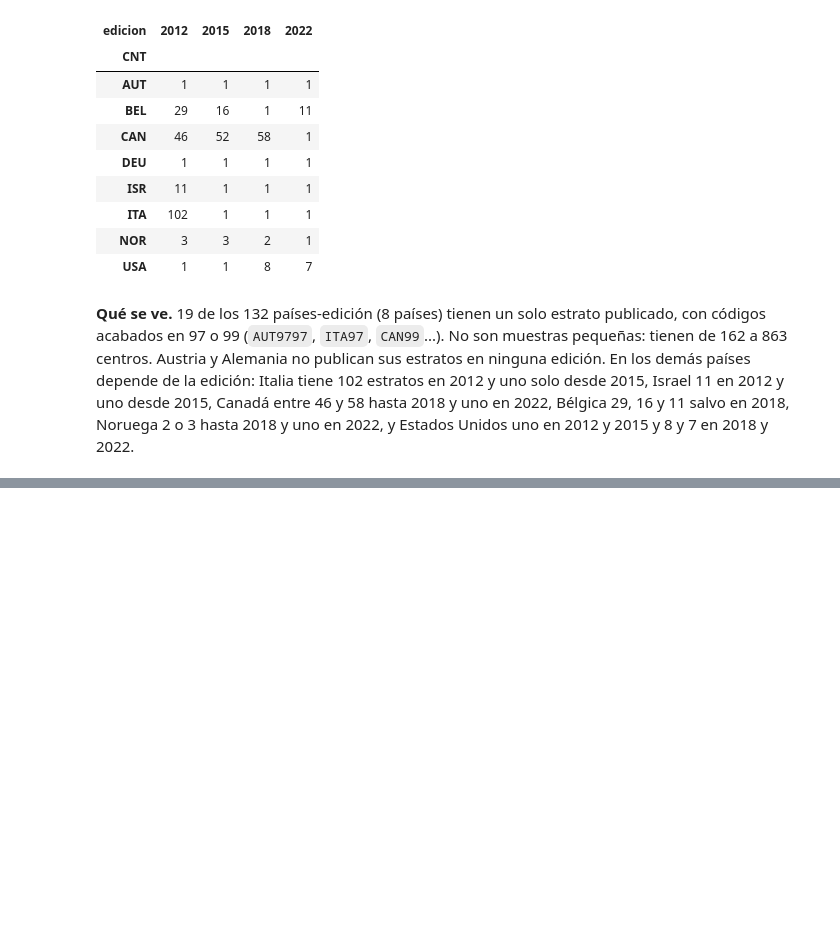
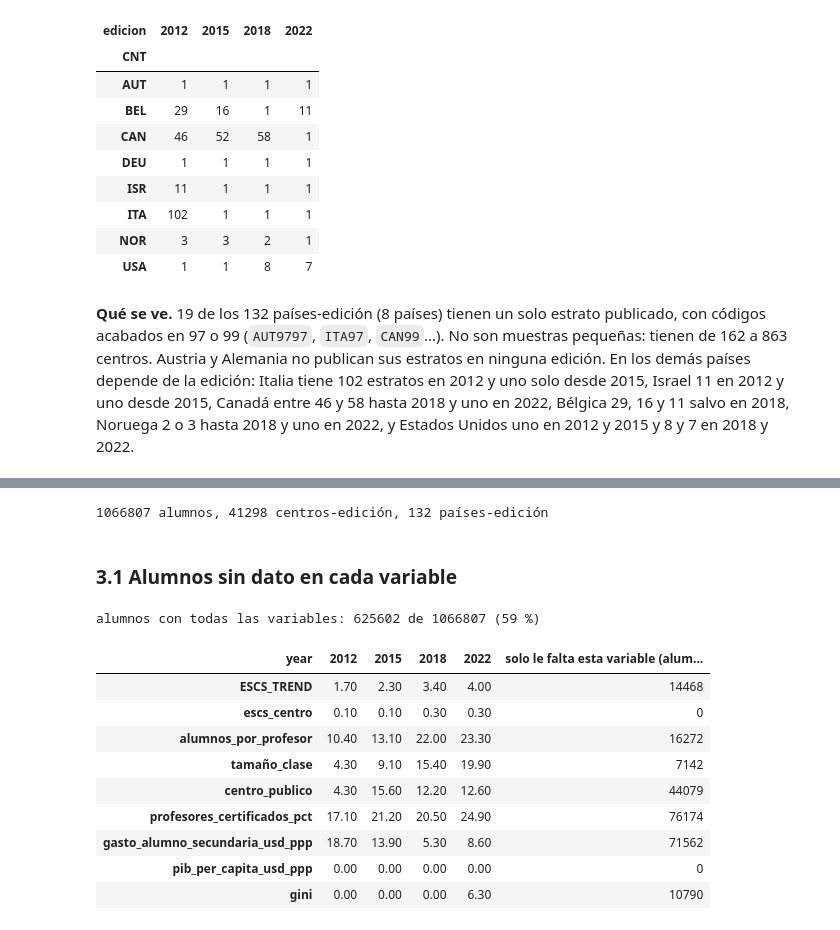
Before and after one commit to musero55/tfm_data_science, a Jupyter notebook: notebooks/fase_1_data_ingestion_eda/01_EDA_por_edicion.ipynb, the cells around one changed output, grey strips where cells are left out. Cells and saved outputs as stored; diff of their text form; code cells hidden in the pictures; blank space fills up the shorter version.

Commit message:
preparación de modelo multinivel

```diff
--- a/notebooks/fase_1_data_ingestion_eda/01_EDA_por_edicion.ipynb
+++ b/notebooks/fase_1_data_ingestion_eda/01_EDA_por_edicion.ipynb
@@ -671,0 +682,35 @@ Centros por país-edición en esos casos: de 162 a 863
+# %%
+from src.modelo_multinivel import tabla_por_alumno
+from src.presupuesto_pais_edicion import rellenar_con_serie_anual
+
+# Variables candidatas del modelo de recursos: las de centro existen en las cuatro ediciones
+RECURSOS_CENTRO = ['alumnos_por_profesor', 'tamaño_clase', 'centro_publico', 'profesores_certificados_pct']
+VARIABLES_PAIS = ['gasto_alumno_secundaria_usd_ppp', 'pib_per_capita_usd_ppp', 'gini']
+VARIABLES_MODELO = ['ESCS_TREND', 'escs_centro'] + RECURSOS_CENTRO + VARIABLES_PAIS
+
+# Una fila por alumno con su ESCS, el ESCS y los recursos de su centro y las variables de su país-edición
+datos = tabla_por_alumno(RUTA_RAW_BASE, RUTA_INTERMEDIOS, EDICIONES, 'MATH', RECURSOS_CENTRO, VARIABLES_PAIS)
+print(f"{len(datos)} alumnos, {datos['centro'].nunique()} centros-edición, {datos['pais_edicion'].nunique()} países-edición")
+# %% [output]
+1066807 alumnos, 41298 centros-edición, 132 países-edición
+# %% [markdown]
+### 3.1 Alumnos sin dato en cada variable
+# %%
+# % de alumnos sin dato en cada variable, por edición, y alumnos a los que solo les falta esa variable
+falta = datos[VARIABLES_MODELO].isna()
+porcentaje_sin_dato = falta.groupby(datos['year']).mean().mul(100).round(1).T
+porcentaje_sin_dato['solo le falta esta variable (alumnos)'] = [int((falta[variable] & (falta.sum(axis=1) == 1)).sum()) for variable in VARIABLES_MODELO]
+print(f'alumnos con todas las variables: {int((~falta.any(axis=1)).sum())} de {len(datos)} ({100 * (~falta.any(axis=1)).mean():.0f} %)')
+porcentaje_sin_dato
+# %% [output]
+alumnos con todas las variables: 625602 de 1066807 (59 %)
+| year | 2012 | 2015 | 2018 | 2022 | solo le falta esta variable (alum... |
+| ESCS_TREND | 1.70 | 2.30 | 3.40 | 4.00 | 14468 |
+| escs_centro | 0.10 | 0.10 | 0.30 | 0.30 | 0 |
+| alumnos_por_profesor | 10.40 | 13.10 | 22.00 | 23.30 | 16272 |
+| tamaño_clase | 4.30 | 9.10 | 15.40 | 19.90 | 7142 |
+| centro_publico | 4.30 | 15.60 | 12.20 | 12.60 | 44079 |
+| profesores_certificados_pct | 17.10 | 21.20 | 20.50 | 24.90 | 76174 |
+| gasto_alumno_secundaria_usd_ppp | 18.70 | 13.90 | 5.30 | 8.60 | 71562 |
+| pib_per_capita_usd_ppp | 0.00 | 0.00 | 0.00 | 0.00 | 0 |
+| gini | 0.00 | 0.00 | 0.00 | 6.30 | 10790 |
```
Also changed, not shown: parts of 15 cells of this notebook, 11 other files.
